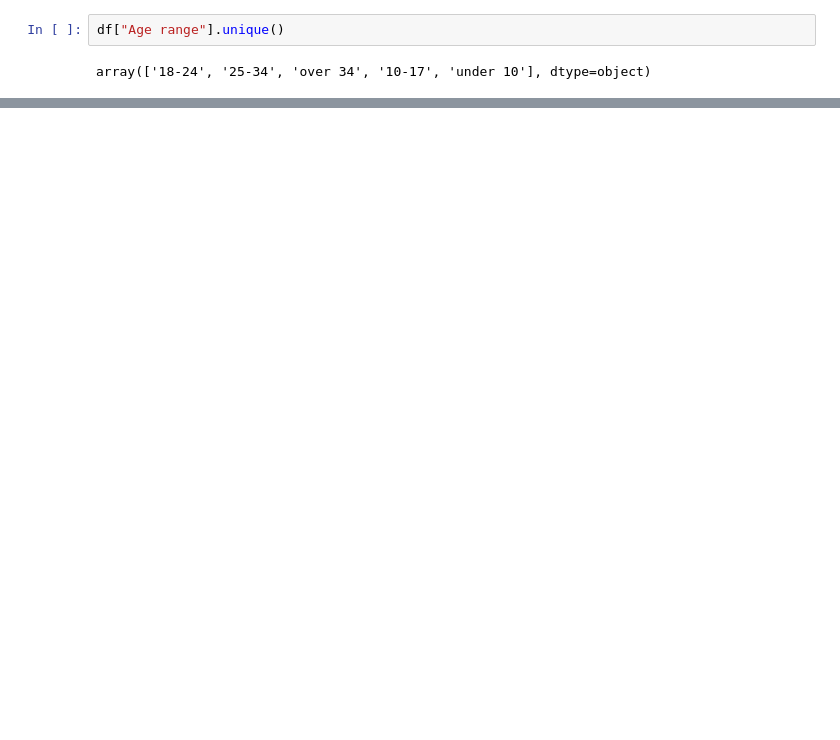
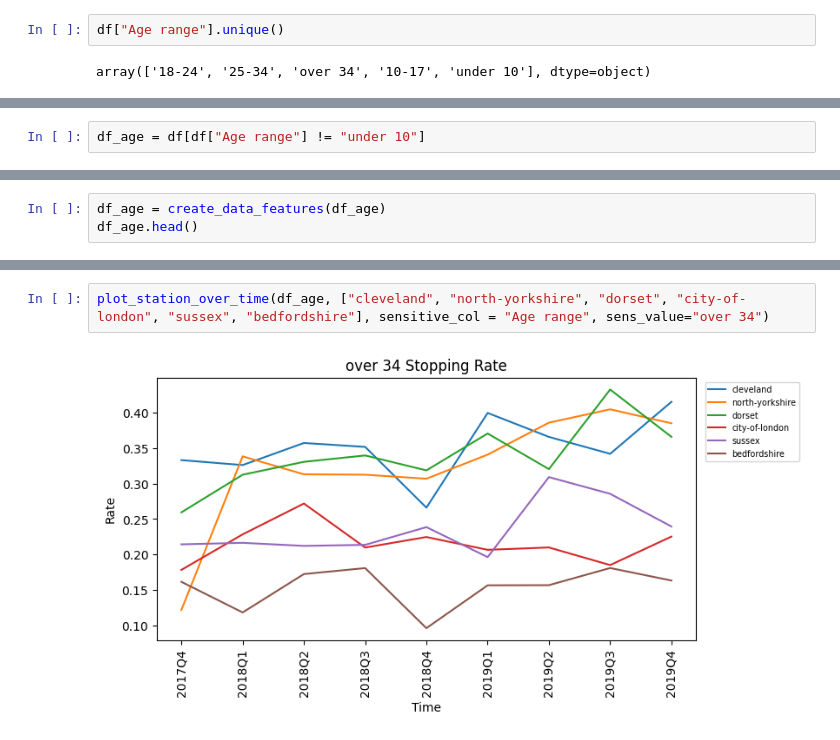
Before and after one commit to dbsousa01/Batch4-Capstone, a Jupyter notebook: Discrimination_EDA.ipynb, the cells around one changed output, grey strips where cells are left out. Cells and saved outputs as stored; diff of their text form; blank space fills up the shorter version.

```diff
--- a/Discrimination_EDA.ipynb
+++ b/Discrimination_EDA.ipynb
@@ -528,0 +537,2 @@ array(['18-24', '25-34', 'over 34', '10-17', 'under 10'], dtype=object)
+# %%
+df_age = df[df["Age range"] != "under 10"]
@@ -528,0 +590,3 @@ array(['18-24', '25-34', 'over 34', '10-17', 'under 10'], dtype=object)
+# %%
+df_age = create_data_features(df_age)
+df_age.head()
@@ -528,0 +642,4 @@ array(['18-24', '25-34', 'over 34', '10-17', 'under 10'], dtype=object)
+# %%
+plot_station_over_time(df_age, ["cleveland", "north-yorkshire", "dorset", "city-of-london", "sussex", "bedfordshire"], sensitive_col = "Age range", sens_value="over 34")
+# %% [output]
+[figure, added]
```
Also changed, not shown: parts of 22 cells of this notebook.
